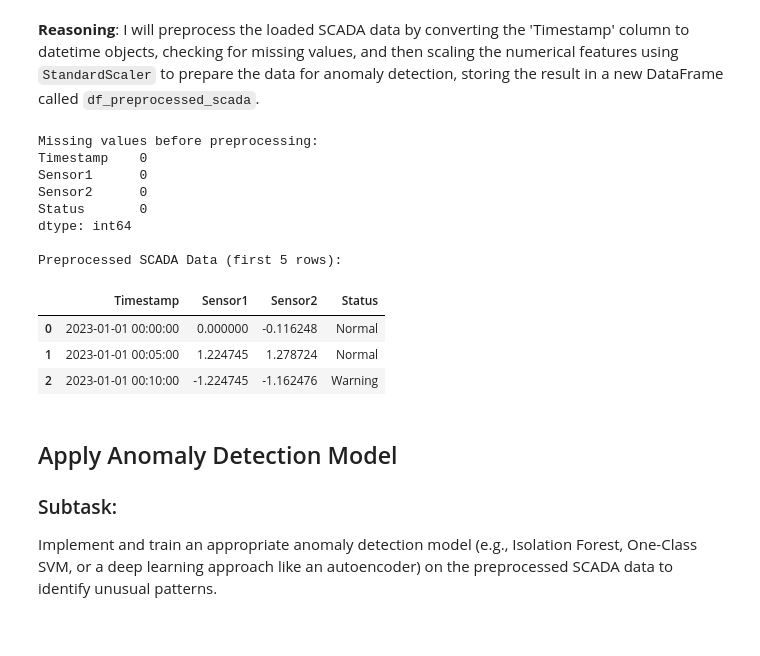
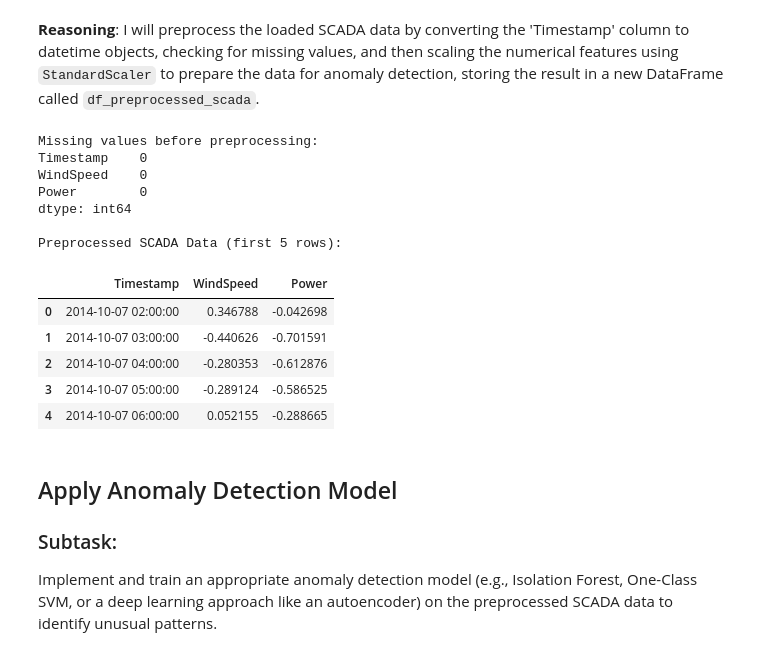
Before and after one commit to ajayitdeve/python, a Jupyter notebook: scada_1.ipynb, the cells around one changed output. Drawn from its saved outputs; the diff is of its cells as text; code cells hidden in the pictures.

```diff
--- a/scada_1.ipynb
+++ b/scada_1.ipynb
@@ -71,41 +64,42 @@ I will preprocess the loaded SCADA data by converting the 'Timestamp' column to
 from sklearn.preprocessing import StandardScaler
 
 # 1. Convert 'Timestamp' column to datetime objects
-df_scada['Timestamp'] = pd.to_datetime(df_scada['Timestamp'])
+df_scada['Timestamp'] = pd.to_datetime(df_scada['Timestamp'], format="%d-%m-%Y %H:%M")
 
 # 2. Check for any missing values
 print("Missing values before preprocessing:")
 print(df_scada.isnull().sum())
 
 # For this dummy data, no missing values are expected, but for real data, an imputation strategy might be needed.
 
 # 3. Identify the numerical feature columns
 numerical_features = ['WindSpeed', 'Power']
 
 # 4. Initialize a StandardScaler object
 scaler = StandardScaler()
 
 # 5. Fit the scaler to the selected numerical features and transform them
 df_scada[numerical_features] = scaler.fit_transform(df_scada[numerical_features])
 
 # 6. Store the preprocessed data in a new DataFrame
 df_preprocessed_scada = df_scada.copy()
 
 print("\nPreprocessed SCADA Data (first 5 rows):")
 df_preprocessed_scada.head()
 # %% [output]
 Missing values before preprocessing:
 Timestamp    0
-Sensor1      0
-Sensor2      0
-Status       0
+WindSpeed    0
+Power        0
 dtype: int64
 
 Preprocessed SCADA Data (first 5 rows):
-|  | Timestamp | Sensor1 | Sensor2 | Status |
-| 0 | 2023-01-01 00:00:00 | 0.000000 | -0.116248 | Normal |
-| 1 | 2023-01-01 00:05:00 | 1.224745 | 1.278724 | Normal |
-| 2 | 2023-01-01 00:10:00 | -1.224745 | -1.162476 | Warning |
+|  | Timestamp | WindSpeed | Power |
+| 0 | 2014-10-07 02:00:00 | 0.346788 | -0.042698 |
+| 1 | 2014-10-07 03:00:00 | -0.440626 | -0.701591 |
+| 2 | 2014-10-07 04:00:00 | -0.280353 | -0.612876 |
+| 3 | 2014-10-07 05:00:00 | -0.289124 | -0.586525 |
+| 4 | 2014-10-07 06:00:00 | 0.052155 | -0.288665 |
 # %% [markdown]
 ## Apply Anomaly Detection Model
 
```
Also changed, not shown: parts of 3 cells of this notebook.
